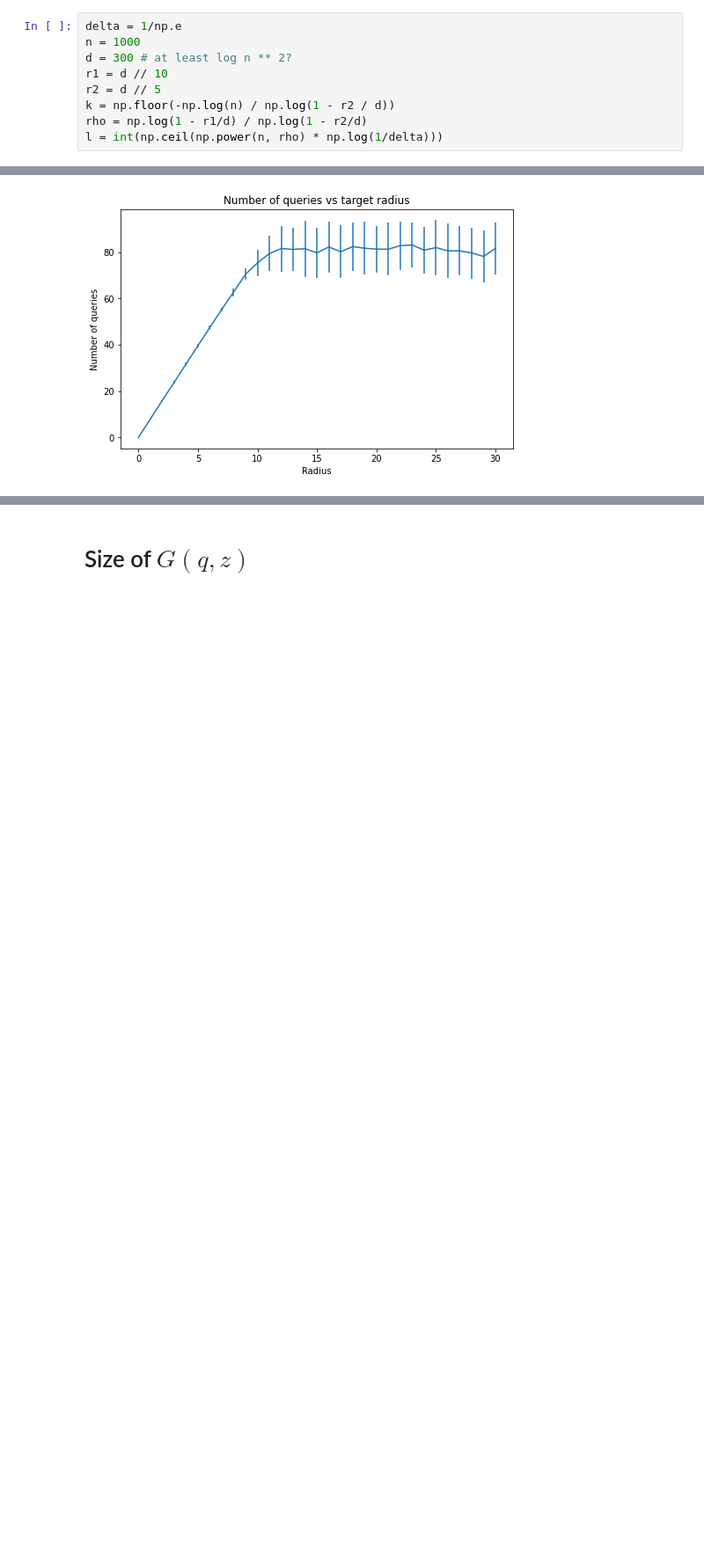
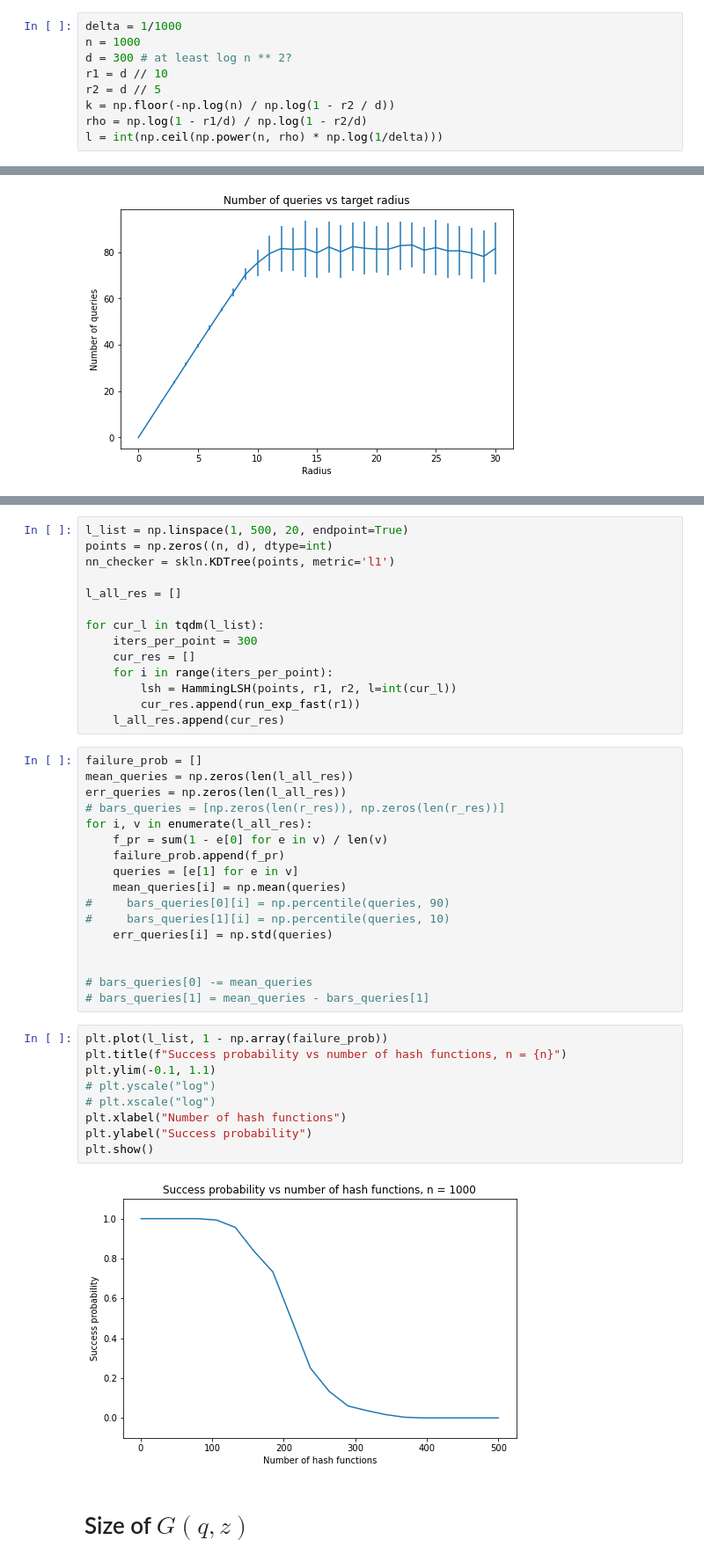
Before and after one commit to makarov-mv/lsh-adversary, a Jupyter notebook: Experiments.ipynb, the cells around one changed output, grey strips where cells are left out. Shown: that part at 88% size. Saved outputs shown, nothing was run; the diff lists cells and outputs as text; blank space fills up the shorter version.

```diff
--- a/Experiments.ipynb
+++ b/Experiments.ipynb
@@ -13,7 +14,7 @@ def l1_norm(a):
 def l1_norm_int(a):
     return int(np.rint(np.abs(a).sum()))
 # %%
-delta = 1/np.e
+delta = 1/1000
 n = 1000
 d = 300 # at least log n ** 2?
 r1 = d // 10
@@ -424,3 +419,45 @@ for r_res, dl in zip(all_res, delta_list):
+# %%
+l_list = np.linspace(1, 500, 20, endpoint=True)
+points = np.zeros((n, d), dtype=int)
+nn_checker = skln.KDTree(points, metric='l1')
+
+l_all_res = []
+
+for cur_l in tqdm(l_list):
+    iters_per_point = 300
+    cur_res = []
+    for i in range(iters_per_point):
+        lsh = HammingLSH(points, r1, r2, l=int(cur_l))
+        cur_res.append(run_exp_fast(r1))
+    l_all_res.append(cur_res)
+# %%
+failure_prob = []
+mean_queries = np.zeros(len(l_all_res))
+err_queries = np.zeros(len(l_all_res))
+# bars_queries = [np.zeros(len(r_res)), np.zeros(len(r_res))]
+for i, v in enumerate(l_all_res):
+    f_pr = sum(1 - e[0] for e in v) / len(v)
+    failure_prob.append(f_pr)
+    queries = [e[1] for e in v]
+    mean_queries[i] = np.mean(queries)
+#     bars_queries[0][i] = np.percentile(queries, 90)
+#     bars_queries[1][i] = np.percentile(queries, 10)
+    err_queries[i] = np.std(queries)
+
+
+# bars_queries[0] -= mean_queries
+# bars_queries[1] = mean_queries - bars_queries[1]
+# %%
+plt.plot(l_list, 1 - np.array(failure_prob))
+plt.title(f"Success probability vs number of hash functions, n = {n}")
+plt.ylim(-0.1, 1.1)
+# plt.yscale("log")
+# plt.xscale("log")
+plt.xlabel("Number of hash functions")
+plt.ylabel("Success probability")
+plt.show()
+# %% [output]
+[figure, added]
 # %% [markdown]
 # Size of $G(q,z)$
 # %%
```
Also changed, not shown: parts of 13 cells of this notebook.
